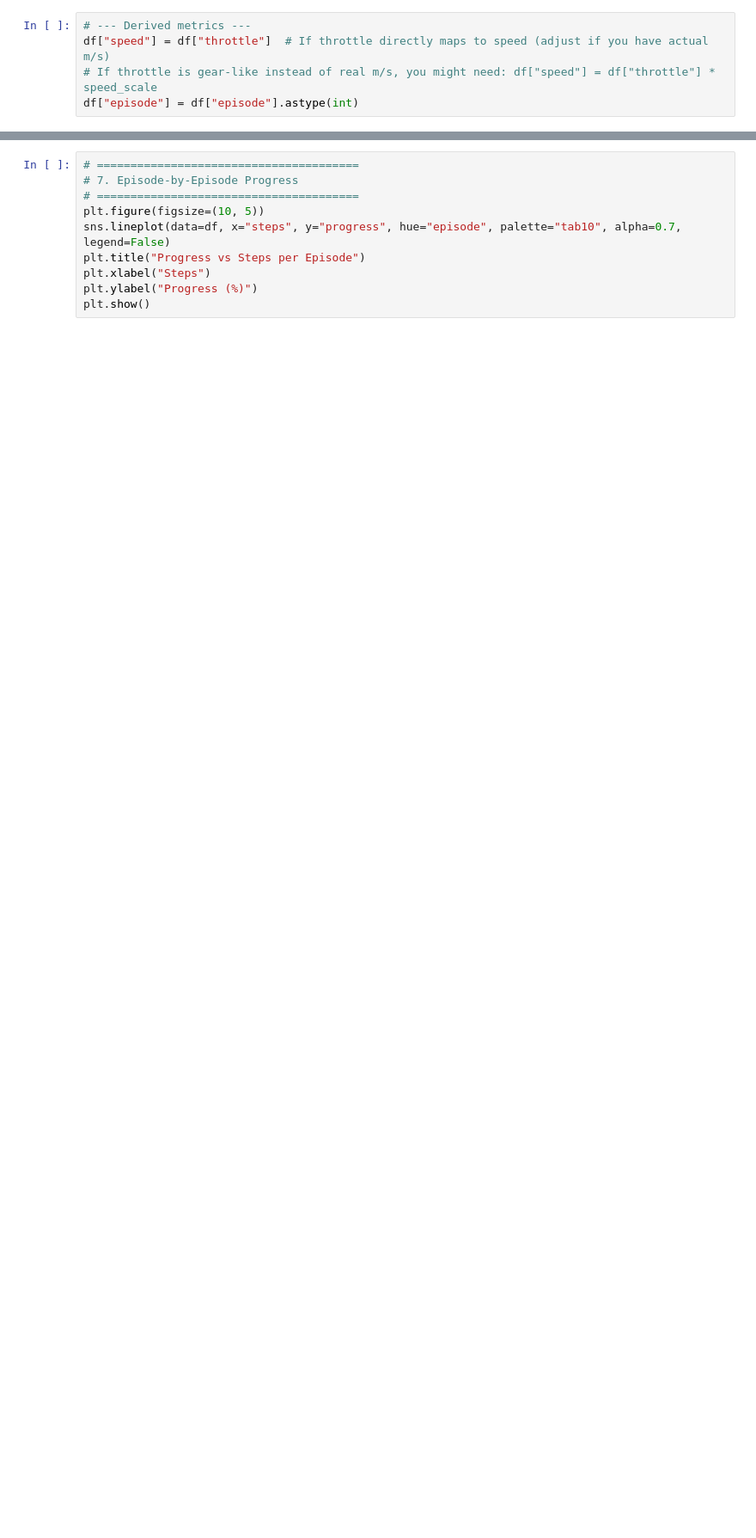
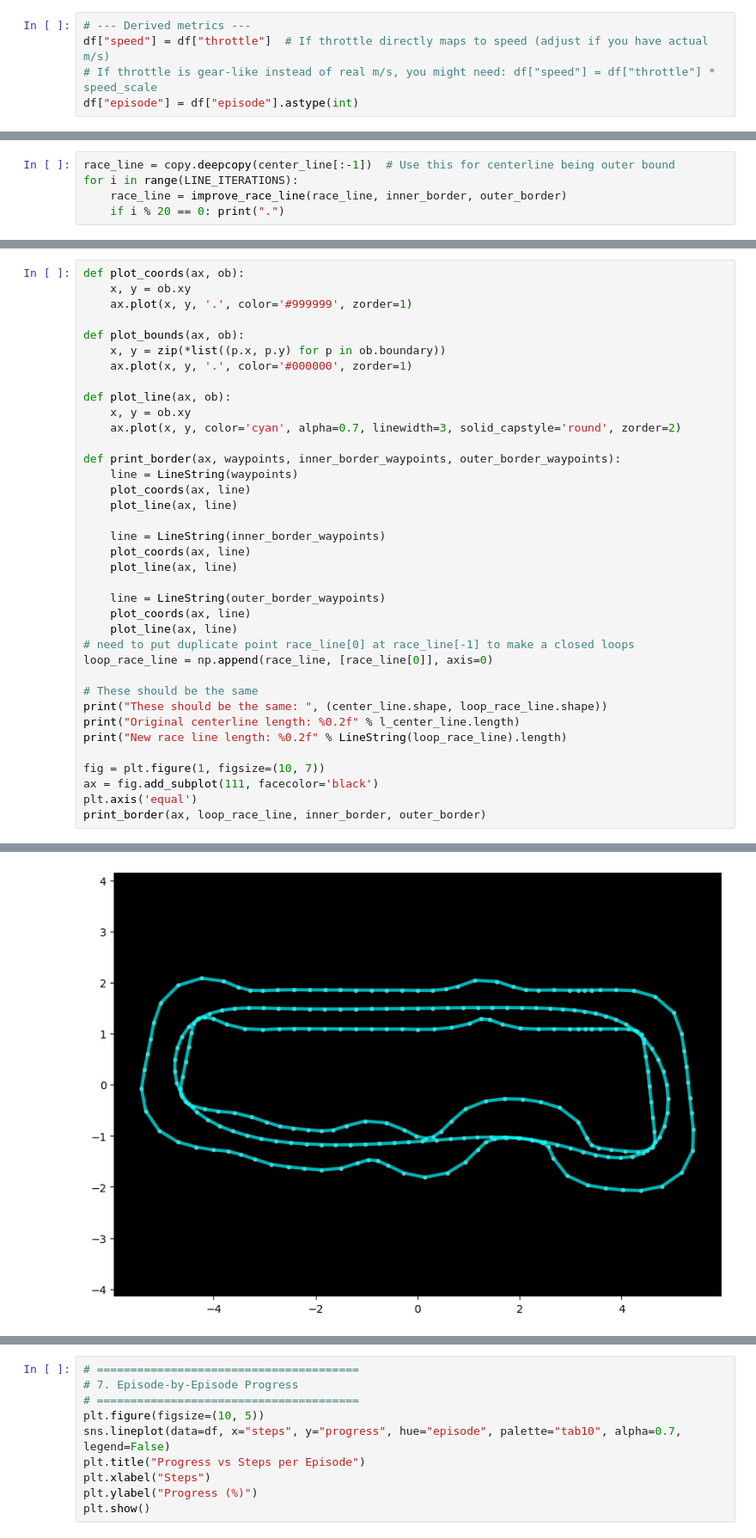
Before and after one commit to nachtdenkerr/42Horsepower, a Jupyter notebook: analysis.ipynb, the cells around one changed output, grey strips where cells are left out. Shown at 86% size. Drawn from its saved outputs; the diff is of its cells as text; blank space fills up the shorter version.

```diff
--- a/analysis.ipynb
+++ b/analysis.ipynb
@@ -21,0 +125,5 @@ df["episode"] = df["episode"].astype(int)
+# %%
+race_line = copy.deepcopy(center_line[:-1])  # Use this for centerline being outer bound
+for i in range(LINE_ITERATIONS):
+    race_line = improve_race_line(race_line, inner_border, outer_border)
+    if i % 20 == 0: print(".")
@@ -21,0 +148,38 @@ df["episode"] = df["episode"].astype(int)
+# %%
+def plot_coords(ax, ob):
+    x, y = ob.xy
+    ax.plot(x, y, '.', color='#999999', zorder=1)
+
+def plot_bounds(ax, ob):
+    x, y = zip(*list((p.x, p.y) for p in ob.boundary))
+    ax.plot(x, y, '.', color='#000000', zorder=1)
+
+def plot_line(ax, ob):
+    x, y = ob.xy
+    ax.plot(x, y, color='cyan', alpha=0.7, linewidth=3, solid_capstyle='round', zorder=2)
+
+def print_border(ax, waypoints, inner_border_waypoints, outer_border_waypoints):
+    line = LineString(waypoints)
+    plot_coords(ax, line)
+    plot_line(ax, line)
+
+    line = LineString(inner_border_waypoints)
+    plot_coords(ax, line)
+    plot_line(ax, line)
+
+    line = LineString(outer_border_waypoints)
+    plot_coords(ax, line)
+    plot_line(ax, line)
+# need to put duplicate point race_line[0] at race_line[-1] to make a closed loops
+loop_race_line = np.append(race_line, [race_line[0]], axis=0)
+
+# These should be the same
+print("These should be the same: ", (center_line.shape, loop_race_line.shape))
+print("Original centerline length: %0.2f" % l_center_line.length)
+print("New race line length: %0.2f" % LineString(loop_race_line).length)
+
+fig = plt.figure(1, figsize=(10, 7))
+ax = fig.add_subplot(111, facecolor='black')
+plt.axis('equal')
+print_border(ax, loop_race_line, inner_border, outer_border)
+# %% [output]
@@ -22,3 +189,4 @@ df["episode"] = df["episode"].astype(int)
+[figure, added]
 # %%
 def plot_track(npy_file):
     """
```
Also changed, not shown: parts of 16 cells of this notebook, 2 other files.
